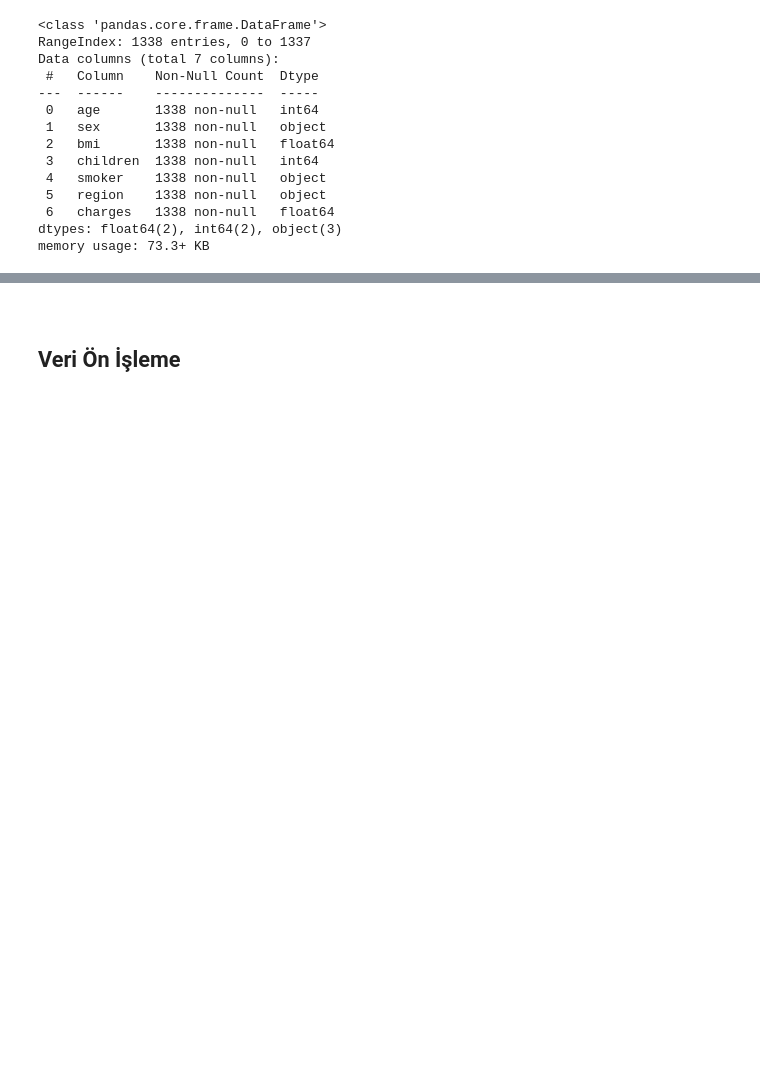
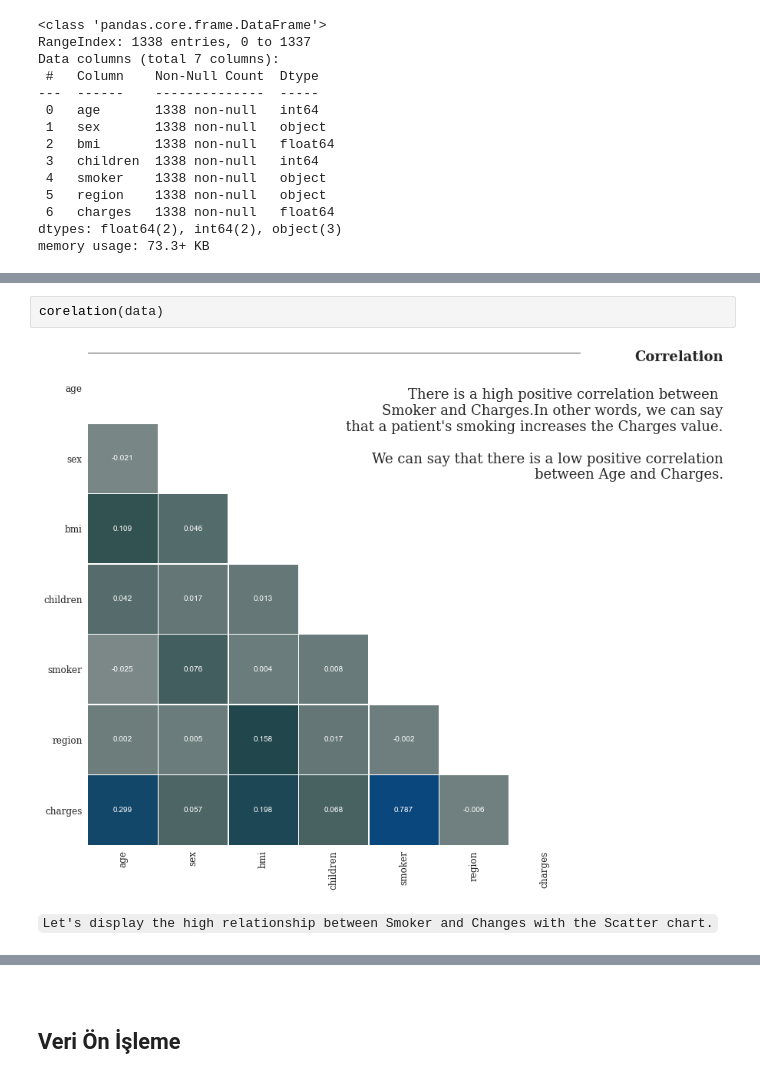
Before and after one commit to MuhammetYorulmaz/GlobalAIMachineLearningProject, a Jupyter notebook: Project1.ipynb, the cells around one changed output, grey strips where cells are left out. Cells and saved outputs as stored; diff of their text form; blank space fills up the shorter version.

```diff
--- a/Project1.ipynb
+++ b/Project1.ipynb
@@ -504,0 +296,6 @@ sns.catplot(data=data, x="smoker", y="bmi", hue="region", kind="bar");
+# %%
+corelation(data)
+# %% [output]
+[figure, added]
+# %% [markdown]
+`Let's display the high relationship between Smoker and Changes with the Scatter chart.`
```
Also changed, not shown: parts of 150 cells of this notebook.
